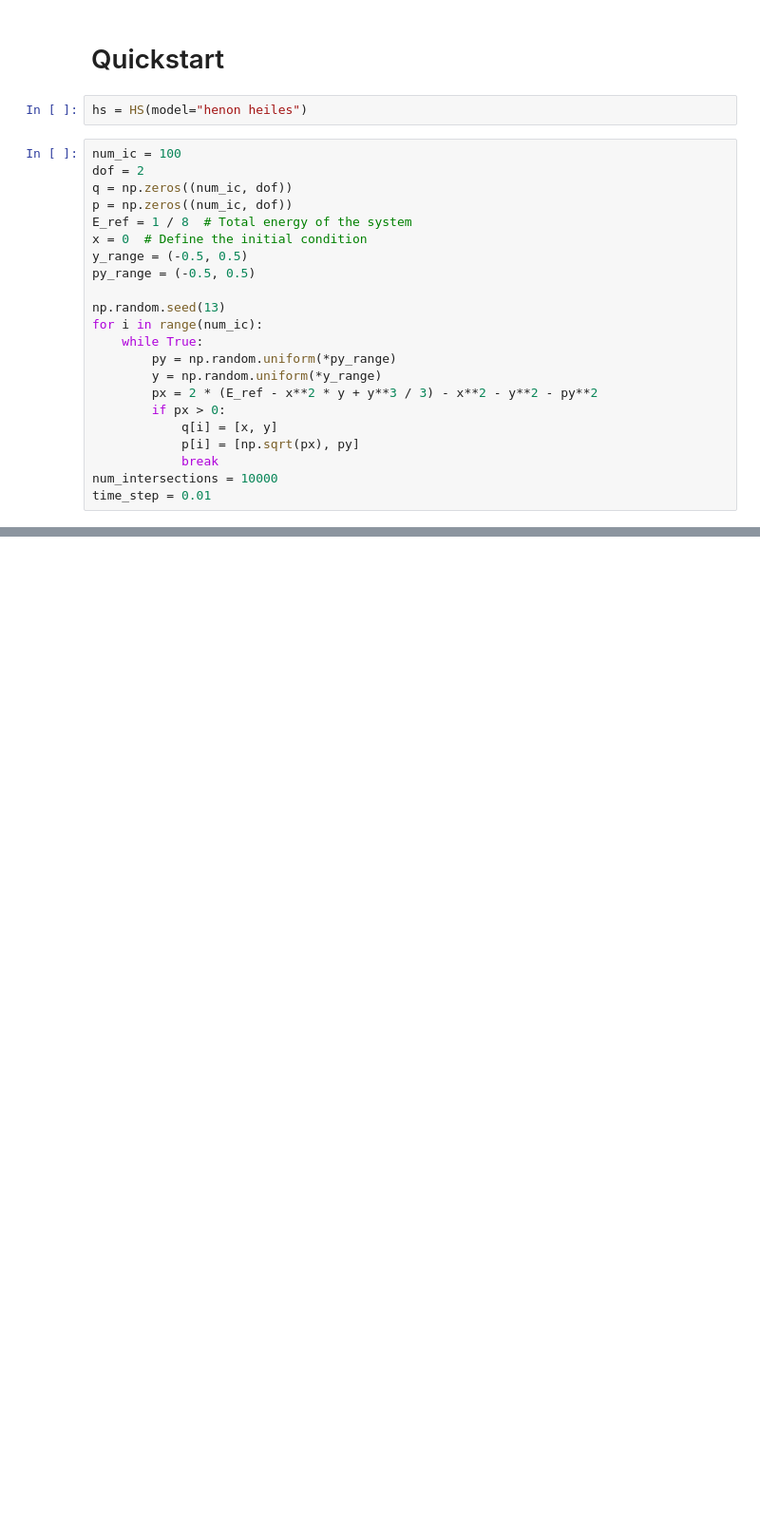
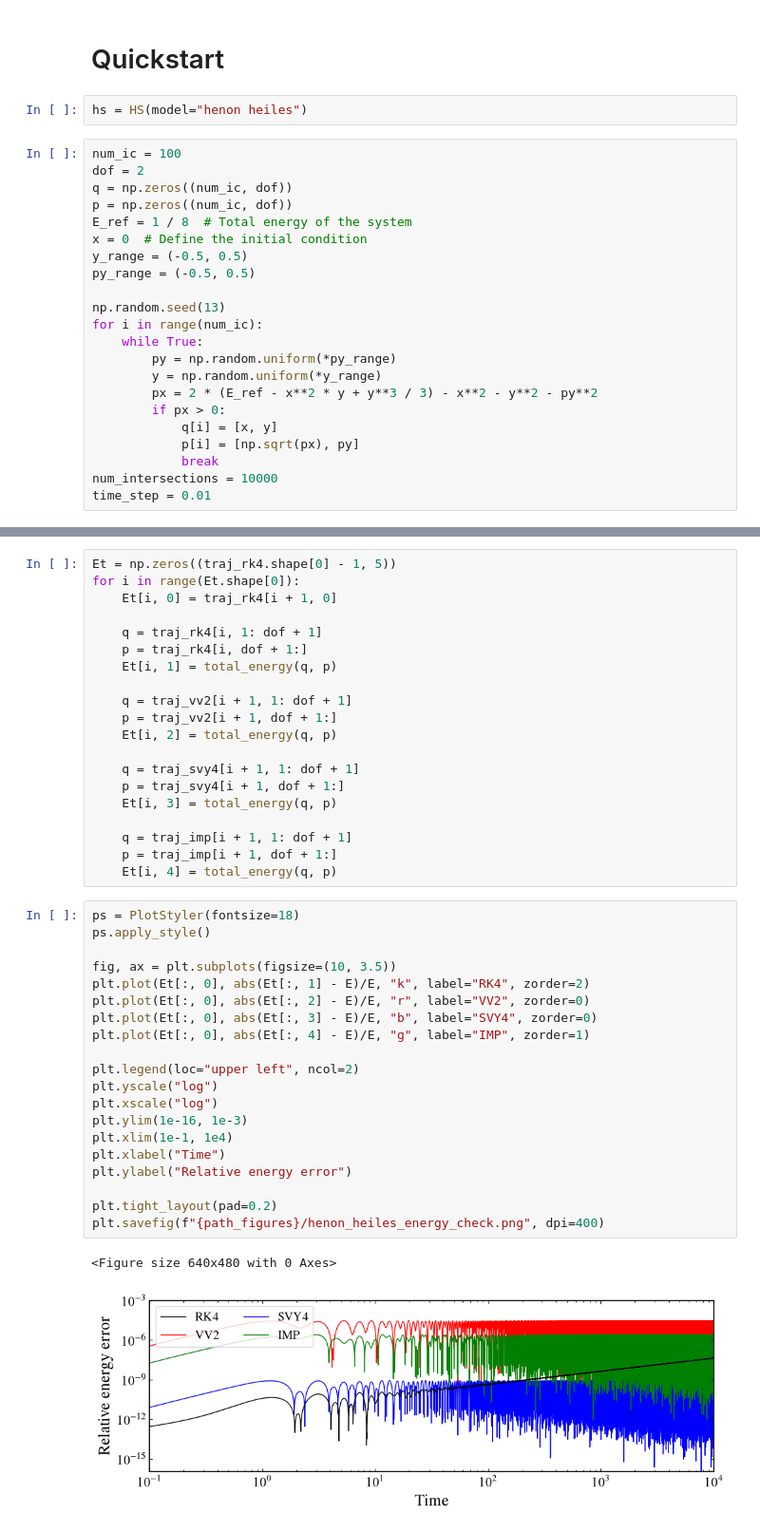
Before and after one commit to mrolims/pynamicalsys, a Jupyter notebook: docs/source/_static/hamiltonian_system_tutorial.ipynb, the cells around one changed output, grey strips where cells are left out. Shown at 95% size. Cells and saved outputs as stored; diff of their text form; blank space fills up the shorter version.

```diff
--- a/docs/source/_static/hamiltonian_system_tutorial.ipynb
+++ b/docs/source/_static/hamiltonian_system_tutorial.ipynb
@@ -73,0 +204,43 @@ plt.savefig(f"{path_figures}/henon_heiles_poincare_section.png", dpi=400)
+# %%
+Et = np.zeros((traj_rk4.shape[0] - 1, 5))
+for i in range(Et.shape[0]):
+    Et[i, 0] = traj_rk4[i + 1, 0]
+
+    q = traj_rk4[i, 1: dof + 1]
+    p = traj_rk4[i, dof + 1:]
+    Et[i, 1] = total_energy(q, p)
+
+    q = traj_vv2[i + 1, 1: dof + 1]
+    p = traj_vv2[i + 1, dof + 1:]
+    Et[i, 2] = total_energy(q, p)
+
+    q = traj_svy4[i + 1, 1: dof + 1]
+    p = traj_svy4[i + 1, dof + 1:]
+    Et[i, 3] = total_energy(q, p)
+
+    q = traj_imp[i + 1, 1: dof + 1]
+    p = traj_imp[i + 1, dof + 1:]
+    Et[i, 4] = total_energy(q, p)
+# %%
+ps = PlotStyler(fontsize=18)
+ps.apply_style()
+
+fig, ax = plt.subplots(figsize=(10, 3.5))
+plt.plot(Et[:, 0], abs(Et[:, 1] - E)/E, "k", label="RK4", zorder=2)
+plt.plot(Et[:, 0], abs(Et[:, 2] - E)/E, "r", label="VV2", zorder=0)
+plt.plot(Et[:, 0], abs(Et[:, 3] - E)/E, "b", label="SVY4", zorder=0)
+plt.plot(Et[:, 0], abs(Et[:, 4] - E)/E, "g", label="IMP", zorder=1)
+
+plt.legend(loc="upper left", ncol=2)
+plt.yscale("log")
+plt.xscale("log")
+plt.ylim(1e-16, 1e-3)
+plt.xlim(1e-1, 1e4)
+plt.xlabel("Time")
+plt.ylabel("Relative energy error")
+
+plt.tight_layout(pad=0.2)
+plt.savefig(f"{path_figures}/henon_heiles_energy_check.png", dpi=400)
+# %% [output]
+<Figure size 640x480 with 0 Axes>
+[figure, added]
```
Also changed, not shown: parts of 23 cells of this notebook, 8 other files.
